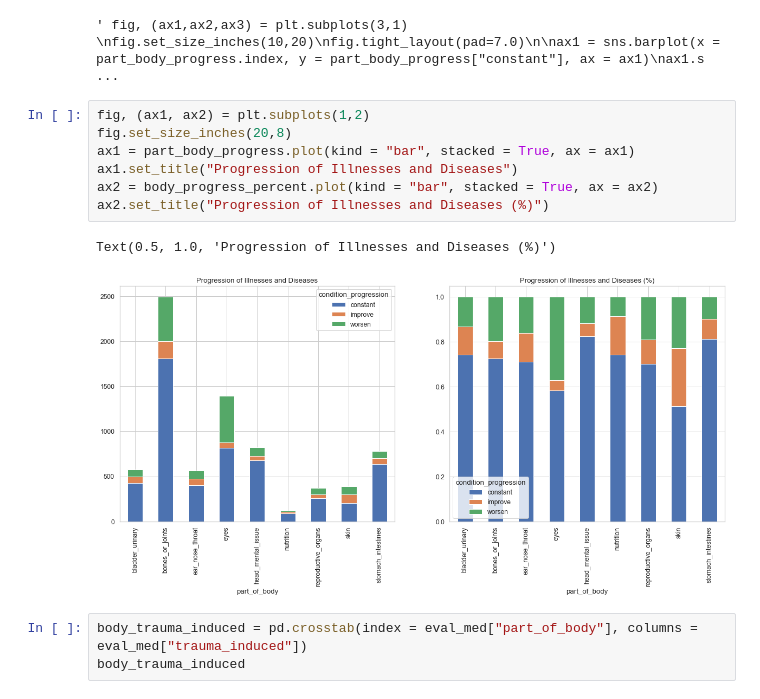
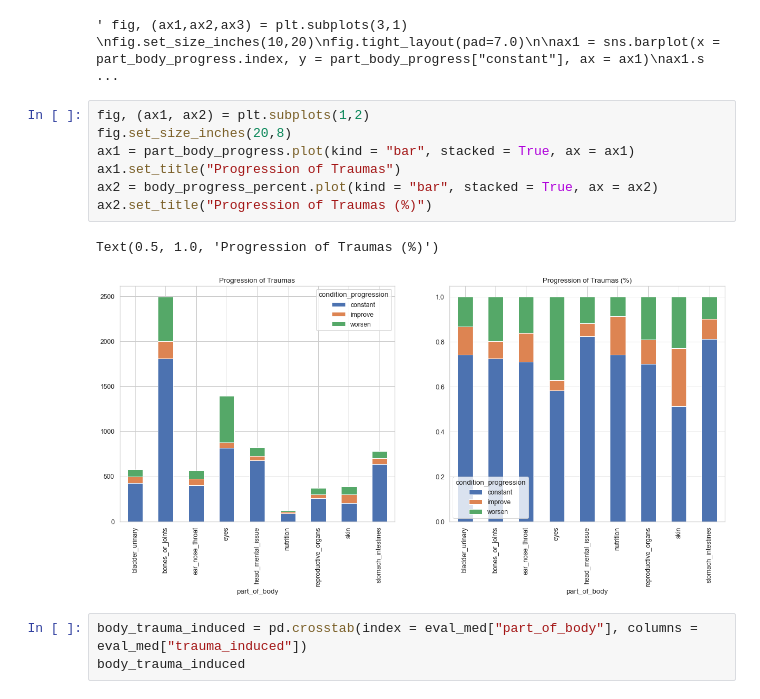
Before and after one commit to hamzabacc/puente, a Jupyter notebook: EDA.ipynb, the cells around one changed output. Saved outputs shown, nothing was run; the diff lists cells and outputs as text.

```diff
--- a/EDA.ipynb
+++ b/EDA.ipynb
@@ -450,13 +507,13 @@ ax3.set_ylabel("Worsened Progression Count")
 # %%
 fig, (ax1, ax2) = plt.subplots(1,2)
 fig.set_size_inches(20,8)
 ax1 = part_body_progress.plot(kind = "bar", stacked = True, ax = ax1)
-ax1.set_title("Progression of Illnesses and Diseases")
+ax1.set_title("Progression of Traumas")
 ax2 = body_progress_percent.plot(kind = "bar", stacked = True, ax = ax2)
-ax2.set_title("Progression of Illnesses and Diseases (%)")
+ax2.set_title("Progression of Traumas (%)")
 # %% [output]
-Text(0.5, 1.0, 'Progression of Illnesses and Diseases (%)')
+Text(0.5, 1.0, 'Progression of Traumas (%)')
-[figure, old version]
+[figure, new version]
 # %%
 body_trauma_induced = pd.crosstab(index = eval_med["part_of_body"], columns = eval_med["trauma_induced"])
 body_trauma_induced
```
Also changed, not shown: parts of 39 cells of this notebook, 6 other files.
